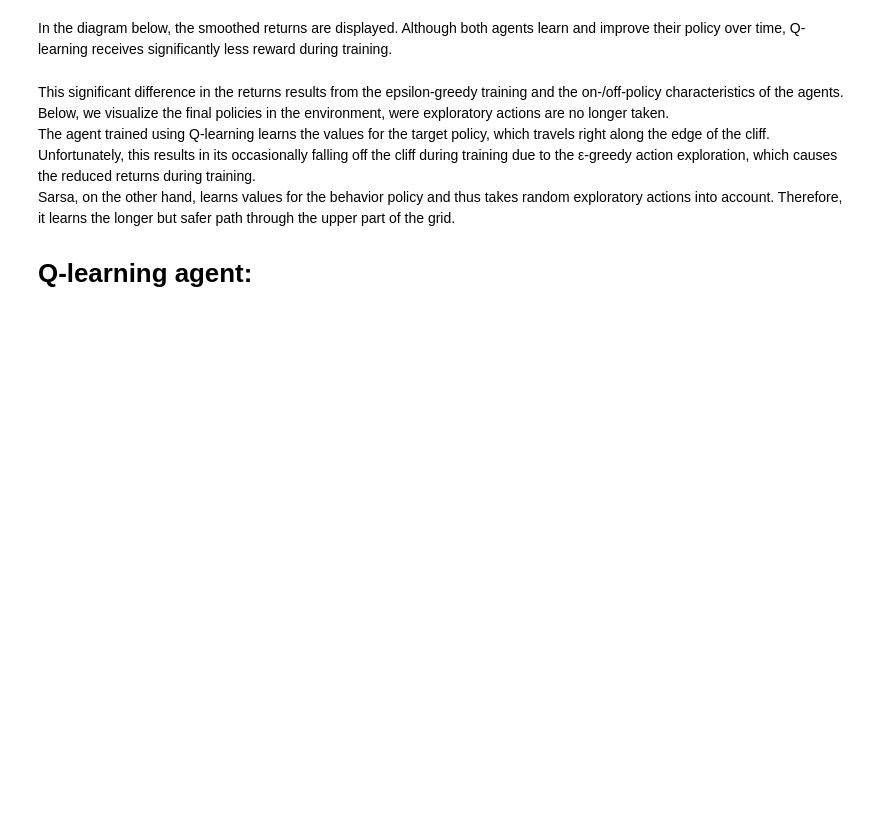
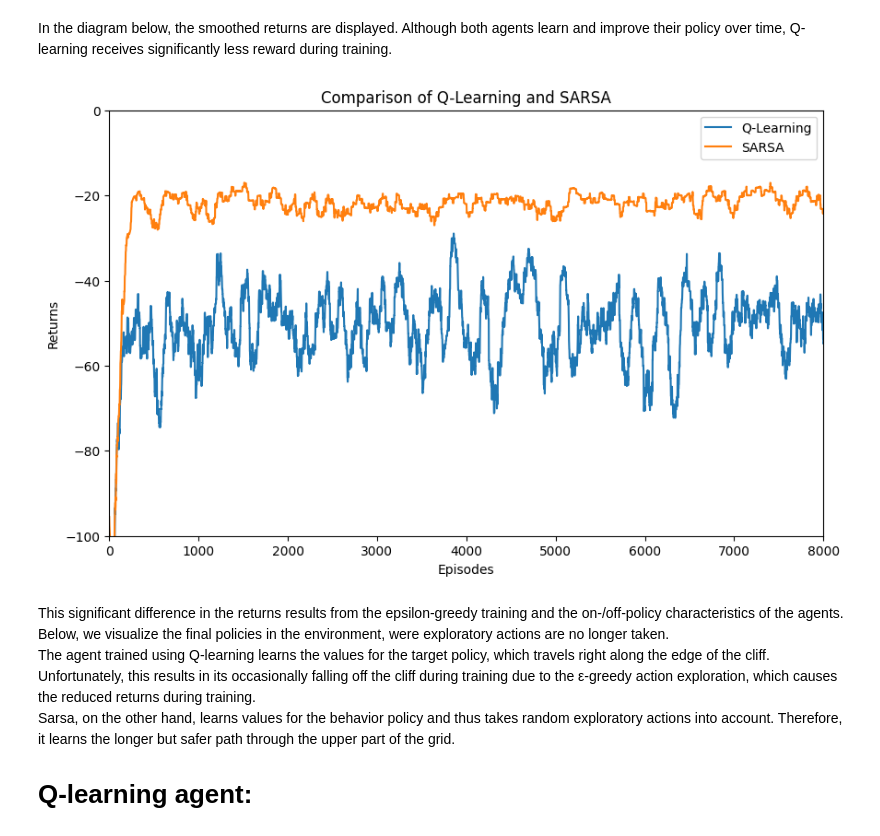
Before and after one commit to Data-Science-in-Mechanical-Engineering/RLLBC, a Jupyter notebook: class_examples/4. Temporal Difference Learning/cliffwalking_on_vs_off-policy.ipynb, the cells around one changed output. Saved outputs shown, nothing was run; the diff lists cells and outputs as text; code cells hidden in the pictures; blank space fills up the shorter version.

```diff
--- a/class_examples/4. Temporal Difference Learning/cliffwalking_on_vs_off-policy.ipynb
+++ b/class_examples/4. Temporal Difference Learning/cliffwalking_on_vs_off-policy.ipynb
@@ -63,13 +63,13 @@ class TD_Agent():
 
     def q_learning(self, num_episodes):
         returns = []
-        for i in range(num_episodes):
+        for _ in range(num_episodes):
             returns_i = 0
-            obs, info = self.env.reset()
+            obs, _ = self.env.reset()
             done = False
             while not done:
                 action = self.epsilon_greedy_policy(obs)
-                next_obs, reward, done, truncated, info = self.env.step(action)
+                next_obs, reward, done, _, _ = self.env.step(action)
                 best_next_action = self.get_best_action(next_obs)
                 td_target = reward + self.gamma * self.action_value_fn[next_obs][best_next_action]
                 update = (1-self.learning_rate) * self.action_value_fn[obs][action] + self.learning_rate * td_target
@@ -81,13 +81,13 @@ class TD_Agent():
 
     def sarsa(self, num_episodes):
         returns = []
-        for i in range(num_episodes):
+        for _ in range(num_episodes):
             returns_i = 0
-            obs, info = self.env.reset()
+            obs, _ = self.env.reset()
             action = self.epsilon_greedy_policy(obs)
             done = False
             while not done:
-                next_obs, reward, done, truncated, info = self.env.step(action)
+                next_obs, reward, done, _, _ = self.env.step(action)
                 next_action = self.epsilon_greedy_policy(next_obs)
                 td_target = reward + self.gamma * self.action_value_fn[next_obs][next_action]
                 update = (1-self.learning_rate) * self.action_value_fn[obs][action] + self.learning_rate * td_target
@@ -152,29 +152,31 @@ In the diagram below, the smoothed returns are displayed. Although both agents l
 # %%
 # Train the agents
 env = gym.make('CliffWalking-v1', render_mode=None)
 num_episodes = 8100
 filter = 100
 env.reset()
-agent = TD_Agent(env, gamma=0.9, learning_rate=0.1, epsilon=0.1)
+agent = TD_Agent(env, gamma=1, learning_rate=0.1, epsilon=0.1)
 q_learning_training_history = smooth(agent.q_learning(num_episodes=num_episodes), filter)
 q_learning_agent = copy.deepcopy(agent)
 agent.reset()
 sarsa_training_history = smooth(agent.sarsa(num_episodes=num_episodes), filter)
 sarsa_agent = copy.deepcopy(agent)
 agent.reset()
 
 # Compare the returns
 fig, ax = plt.subplots(figsize=(10, 6))  # Create a figure and an axes.
 ax.plot(range(num_episodes), q_learning_training_history, label="Q-Learning")
 ax.plot(range(num_episodes), sarsa_training_history, label="SARSA")
 ax.grid(False)
 ax.set_xlabel('Episodes')
 ax.set_ylabel('Returns')
 ax.set_title("Comparison of Q-Learning and SARSA")
 ax.set_ylim(-100, 0)
 ax.set_xlim(0, num_episodes-filter)
 ax.legend()
 plt.show()
+# %% [output]
+[figure, added]
 # %% [markdown]
 This significant difference in the returns results from the epsilon-greedy training and the on-/off-policy characteristics of the agents. Below, we visualize the final policies in the environment, were exploratory actions are no longer taken.<br>
 The agent trained using Q-learning learns the values for the target policy, which travels right along the edge of the cliff. Unfortunately, this results in
```
Also changed, not shown: parts of 3 cells of this notebook, 12 other files.
